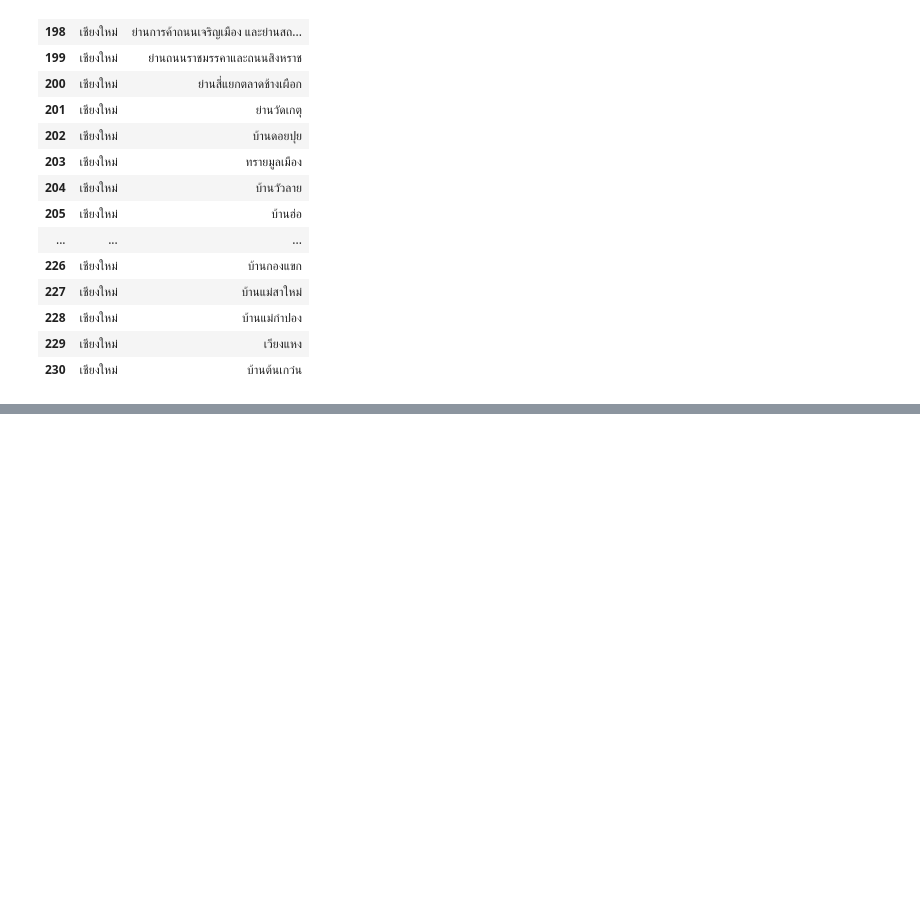
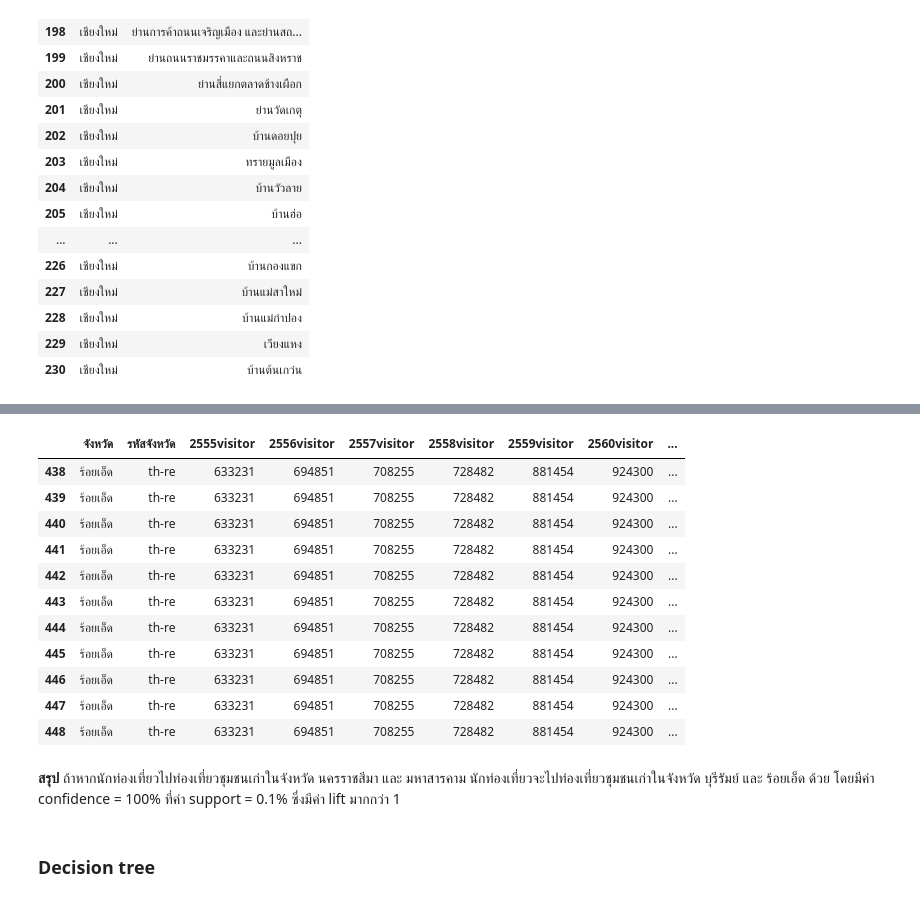
Before and after one commit to PhinyadaPhen/DWDM21, a Jupyter notebook: ProjectFinal.ipynb, the cells around one changed output, grey strips where cells are left out. Drawn from its saved outputs; the diff is of its cells as text; code cells hidden in the pictures; blank space fills up the shorter version.

```diff
--- a/ProjectFinal.ipynb
+++ b/ProjectFinal.ipynb
@@ -460,0 +577,19 @@ Ex2[['จังหวัด','ชื่อย่านชุมชนเก่
+# %%
+data_mix[data_mix['รหัสจังหวัด']=='th-re']
+# %% [output]
+|  | จังหวัด | รหัสจังหวัด | 2555visitor | 2556visitor | 2557visitor | 2558visitor | 2559visitor | 2560visitor | ... |
+| 438 | ร้อยเอ็ด | th-re | 633231 | 694851 | 708255 | 728482 | 881454 | 924300 | ... |
+| 439 | ร้อยเอ็ด | th-re | 633231 | 694851 | 708255 | 728482 | 881454 | 924300 | ... |
+| 440 | ร้อยเอ็ด | th-re | 633231 | 694851 | 708255 | 728482 | 881454 | 924300 | ... |
+| 441 | ร้อยเอ็ด | th-re | 633231 | 694851 | 708255 | 728482 | 881454 | 924300 | ... |
+| 442 | ร้อยเอ็ด | th-re | 633231 | 694851 | 708255 | 728482 | 881454 | 924300 | ... |
+| 443 | ร้อยเอ็ด | th-re | 633231 | 694851 | 708255 | 728482 | 881454 | 924300 | ... |
+| 444 | ร้อยเอ็ด | th-re | 633231 | 694851 | 708255 | 728482 | 881454 | 924300 | ... |
+| 445 | ร้อยเอ็ด | th-re | 633231 | 694851 | 708255 | 728482 | 881454 | 924300 | ... |
+| 446 | ร้อยเอ็ด | th-re | 633231 | 694851 | 708255 | 728482 | 881454 | 924300 | ... |
+| 447 | ร้อยเอ็ด | th-re | 633231 | 694851 | 708255 | 728482 | 881454 | 924300 | ... |
+| 448 | ร้อยเอ็ด | th-re | 633231 | 694851 | 708255 | 728482 | 881454 | 924300 | ... |
+# %% [markdown]
+**สรุป** ถ้าหากนักท่องเที่ยวไปท่องเที่ยวชุมชนเก่าในจังหวัด นครราชสีมา และ มหาสารคาม นักท่องเที่ยวจะไปท่องเที่ยวชุมชนเก่าในจังหวัด บุรีรัมย์ และ ร้อยเอ็ด ด้วย โดยมีค่า confidence = 100% ที่ค่า support = 0.1% ซึ่งมีค่า lift มากกว่า 1
+# %% [markdown]
+### Decision tree
```
Also changed, not shown: parts of 18 cells of this notebook.
